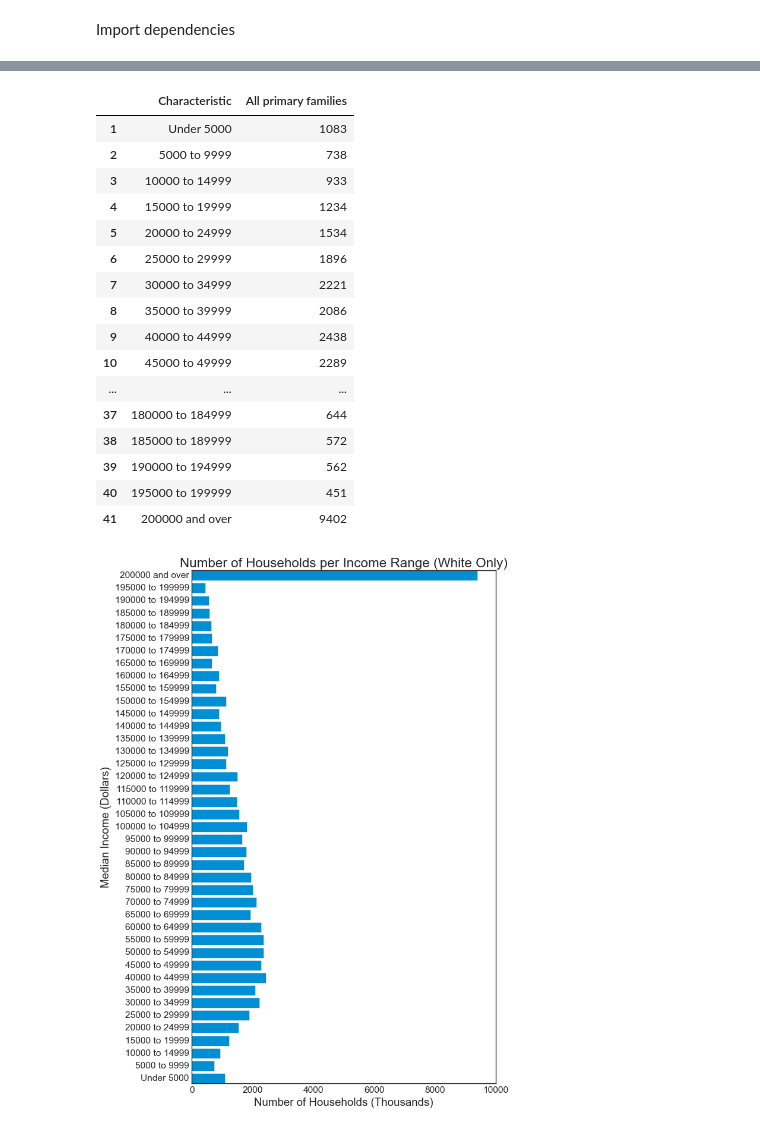
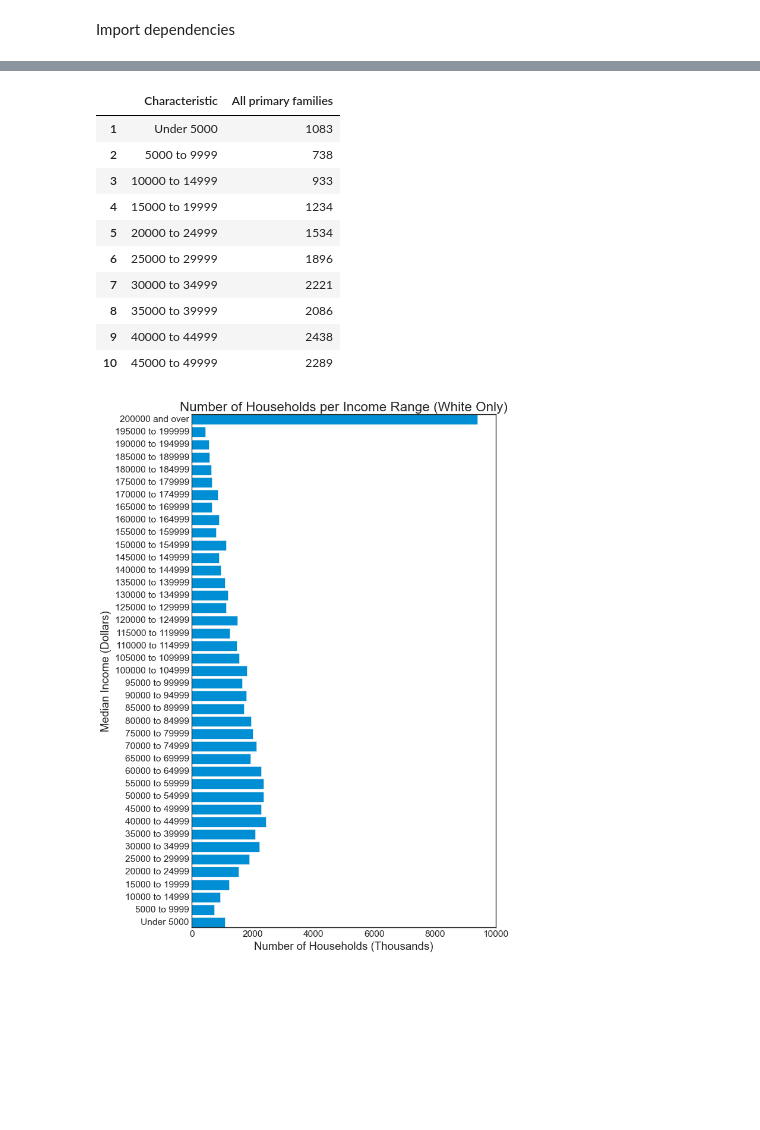
Before and after one commit to j0serobles/UCF_Data_Bootcamp_Project1, a Jupyter notebook: Data_Explore_Cleanup.ipynb, the cells around one changed output, grey strips where cells are left out. Drawn from its saved outputs; the diff is of its cells as text; code cells hidden in the pictures; blank space fills up the shorter version.

```diff
--- a/Data_Explore_Cleanup.ipynb
+++ b/Data_Explore_Cleanup.ipynb
@@ -10,4 +10,6 @@ Import Excel workbook using pandas
 # %%
-filepath = os.path.join('.', 'Resources', 'SourceData', 'Revised_finc01_3.xlsx')
+# 2019 - White race only
+filepath = os.path.join('.', 'Resources', 'SourceData', '2019_finc_01_WHITE_ONLY.xlsx')
 df = pd.read_excel (filepath, sheet_name = 'Type of Family', nrows=42, usecols="A,C:G")
-df
+df["Race"] = "WO"
+df["Year"] = 2019
@@ -53,25 +31,19 @@ all_primary_families
 # %%
 all_primary_families["Characteristic"] = all_primary_families["Characteristic"].str.replace('$','')
 all_primary_families["Characteristic"] = all_primary_families["Characteristic"].str.replace(',','')
-all_primary_families
+all_primary_families.head(10)
 # %% [output]
 |  | Characteristic | All primary families |
 | 1 | Under 5000 | 1083 |
 | 2 | 5000 to 9999 | 738 |
 | 3 | 10000 to 14999 | 933 |
 | 4 | 15000 to 19999 | 1234 |
 | 5 | 20000 to 24999 | 1534 |
 | 6 | 25000 to 29999 | 1896 |
 | 7 | 30000 to 34999 | 2221 |
 | 8 | 35000 to 39999 | 2086 |
 | 9 | 40000 to 44999 | 2438 |
 | 10 | 45000 to 49999 | 2289 |
-| ... | ... | ... |
-| 37 | 180000 to 184999 | 644 |
-| 38 | 185000 to 189999 | 572 |
-| 39 | 190000 to 194999 | 562 |
-| 40 | 195000 to 199999 | 451 |
-| 41 | 200000 and over | 9402 |
 # %%
 plt.rcParams.update({'figure.autolayout': True})
 
```
Also changed, not shown: parts of 4 cells of this notebook.
